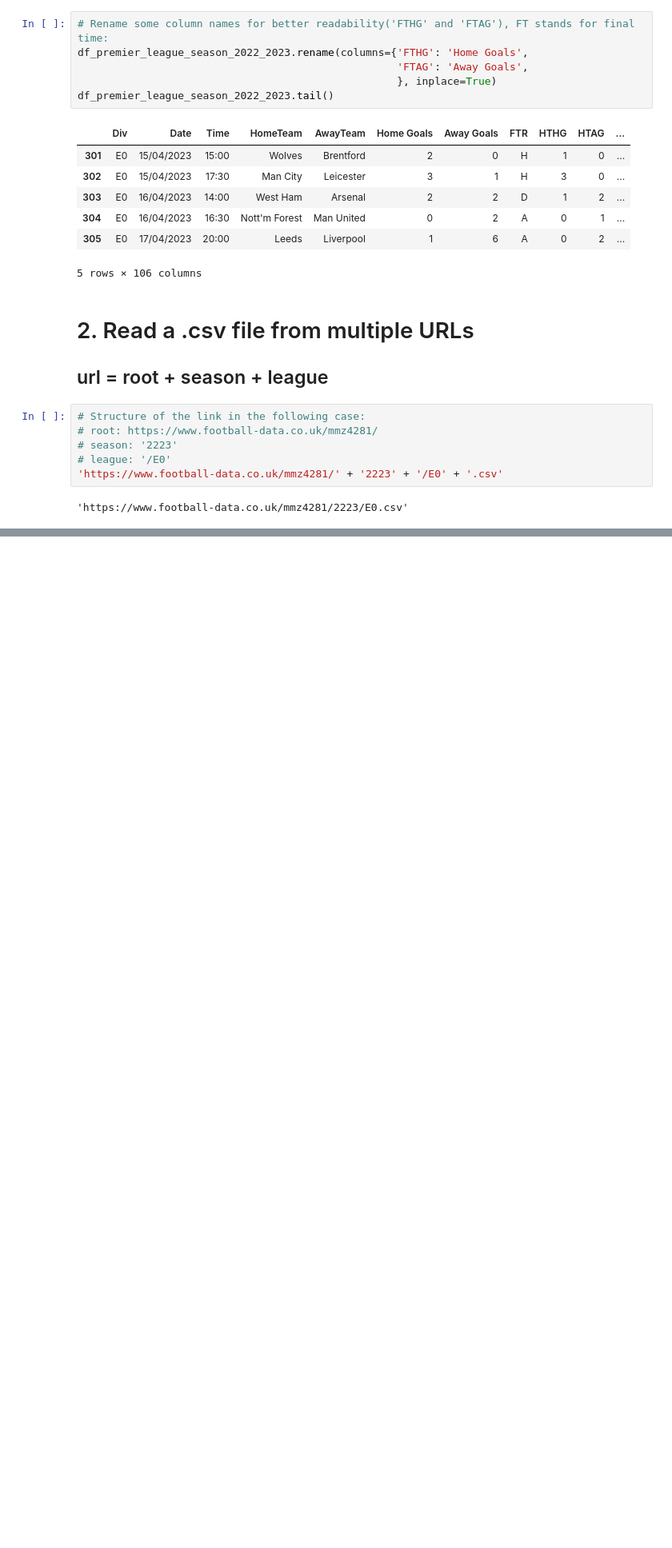
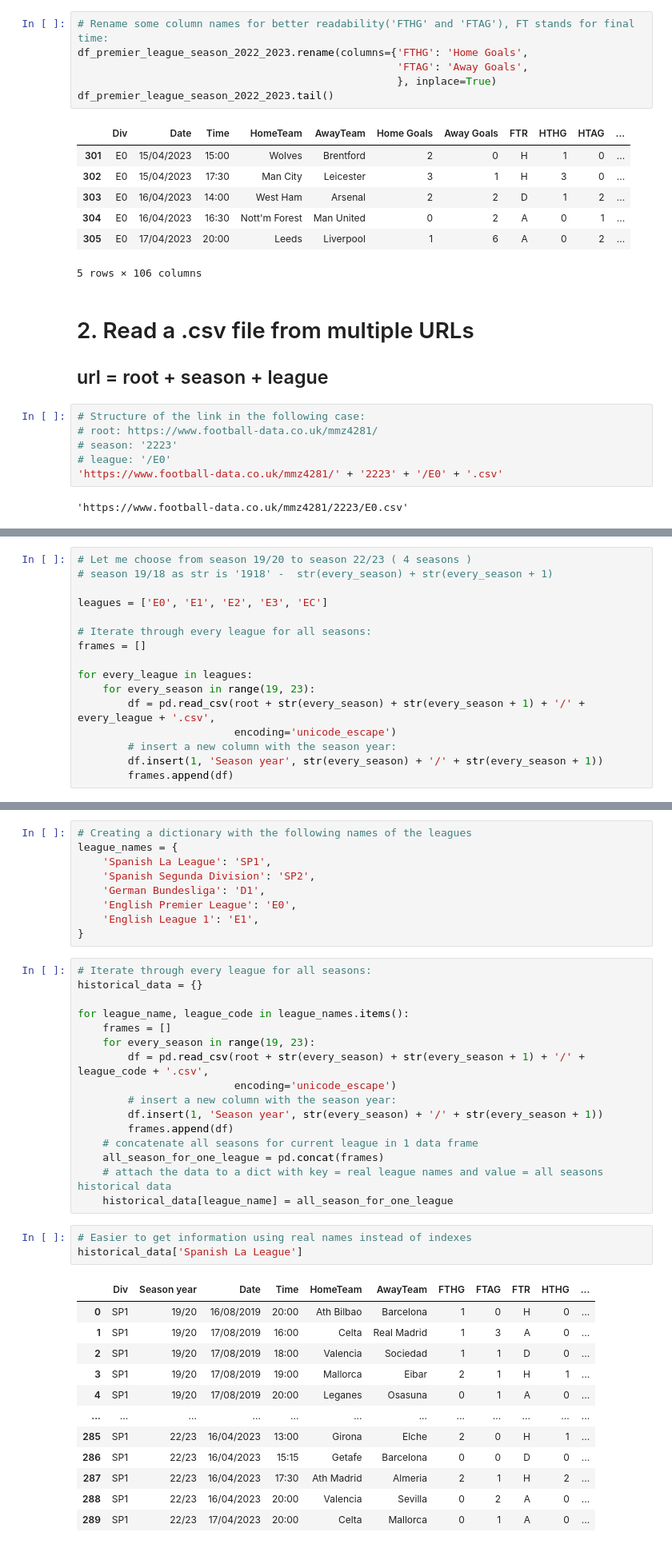
Before and after one commit to Stan-is-the-man/web_scraping, a Jupyter notebook: web_scraping.ipynb, the cells around one changed output, grey strips where cells are left out. Shown: that part at 80% size. Cells and saved outputs as stored; diff of their text form; blank space fills up the shorter version.

Commit message:
'organize the data in a dictionary'

```diff
--- a/web_scraping.ipynb
+++ b/web_scraping.ipynb
@@ -71,0 +92,16 @@ for every_league in leagues:
+# %%
+# Let me choose from season 19/20 to season 22/23 ( 4 seasons )
+# season 19/18 as str is '1918' -  str(every_season) + str(every_season + 1)
+
+leagues = ['E0', 'E1', 'E2', 'E3', 'EC']
+
+# Iterate through every league for all seasons:
+frames = []
+
+for every_league in leagues:
+    for every_season in range(19, 23):
+        df = pd.read_csv(root + str(every_season) + str(every_season + 1) + '/' + every_league + '.csv',
+                         encoding='unicode_escape')
+        # insert a new column with the season year:
+        df.insert(1, 'Season year', str(every_season) + '/' + str(every_season + 1))
+        frames.append(df)
@@ -91,0 +125,41 @@ frames
+# %%
+# Creating a dictionary with the following names of the leagues
+league_names = {
+    'Spanish La League': 'SP1',
+    'Spanish Segunda Division': 'SP2',
+    'German Bundesliga': 'D1',
+    'English Premier League': 'E0',
+    'English League 1': 'E1',
+}
+# %%
+# Iterate through every league for all seasons:
+historical_data = {}
+
+for league_name, league_code in league_names.items():
+    frames = []
+    for every_season in range(19, 23):
+        df = pd.read_csv(root + str(every_season) + str(every_season + 1) + '/' + league_code + '.csv',
+                         encoding='unicode_escape')
+        # insert a new column with the season year:
+        df.insert(1, 'Season year', str(every_season) + '/' + str(every_season + 1))
+        frames.append(df)
+    # concatenate all seasons for current league in 1 data frame
+    all_season_for_one_league = pd.concat(frames)
+    # attach the data to a dict with key = real league names and value = all seasons historical data
+    historical_data[league_name] = all_season_for_one_league
+# %%
+# Easier to get information using real names instead of indexes
+historical_data['Spanish La League']
+# %% [output]
+|  | Div | Season year | Date | Time | HomeTeam | AwayTeam | FTHG | FTAG | FTR | HTHG | ... |
+| 0 | SP1 | 19/20 | 16/08/2019 | 20:00 | Ath Bilbao | Barcelona | 1 | 0 | H | 0 | ... |
+| 1 | SP1 | 19/20 | 17/08/2019 | 16:00 | Celta | Real Madrid | 1 | 3 | A | 0 | ... |
+| 2 | SP1 | 19/20 | 17/08/2019 | 18:00 | Valencia | Sociedad | 1 | 1 | D | 0 | ... |
+| 3 | SP1 | 19/20 | 17/08/2019 | 19:00 | Mallorca | Eibar | 2 | 1 | H | 1 | ... |
+| 4 | SP1 | 19/20 | 17/08/2019 | 20:00 | Leganes | Osasuna | 0 | 1 | A | 0 | ... |
+| ... | ... | ... | ... | ... | ... | ... | ... | ... | ... | ... | ... |
+| 285 | SP1 | 22/23 | 16/04/2023 | 13:00 | Girona | Elche | 2 | 0 | H | 1 | ... |
+| 286 | SP1 | 22/23 | 16/04/2023 | 15:15 | Getafe | Barcelona | 0 | 0 | D | 0 | ... |
+| 287 | SP1 | 22/23 | 16/04/2023 | 17:30 | Ath Madrid | Almeria | 2 | 1 | H | 2 | ... |
+| 288 | SP1 | 22/23 | 16/04/2023 | 20:00 | Valencia | Sevilla | 0 | 2 | A | 0 | ... |
+| 289 | SP1 | 22/23 | 17/04/2023 | 20:00 | Celta | Mallorca | 0 | 1 | A | 0 | ... |
```
Also changed, not shown: parts of 10 cells of this notebook.
